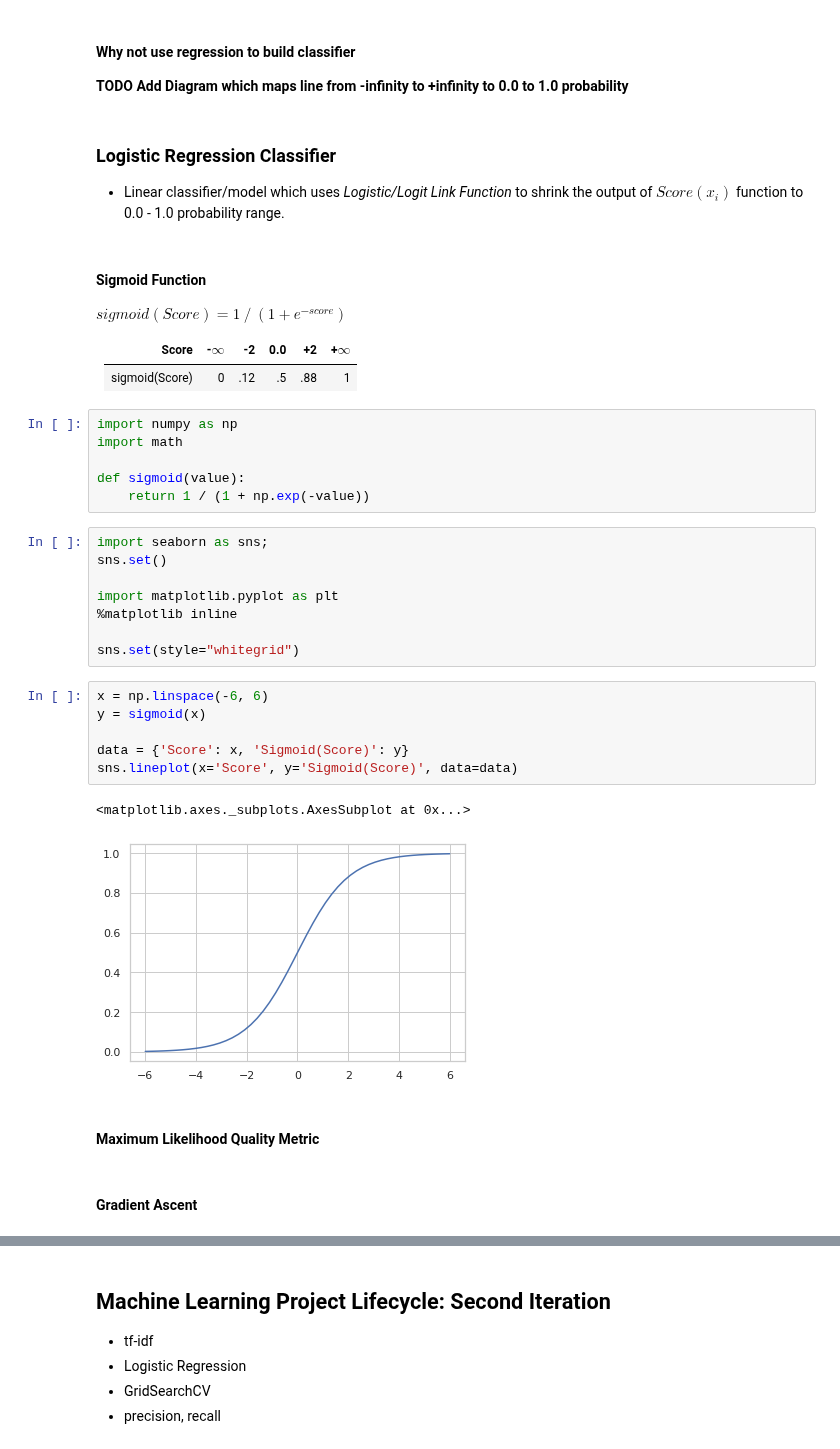
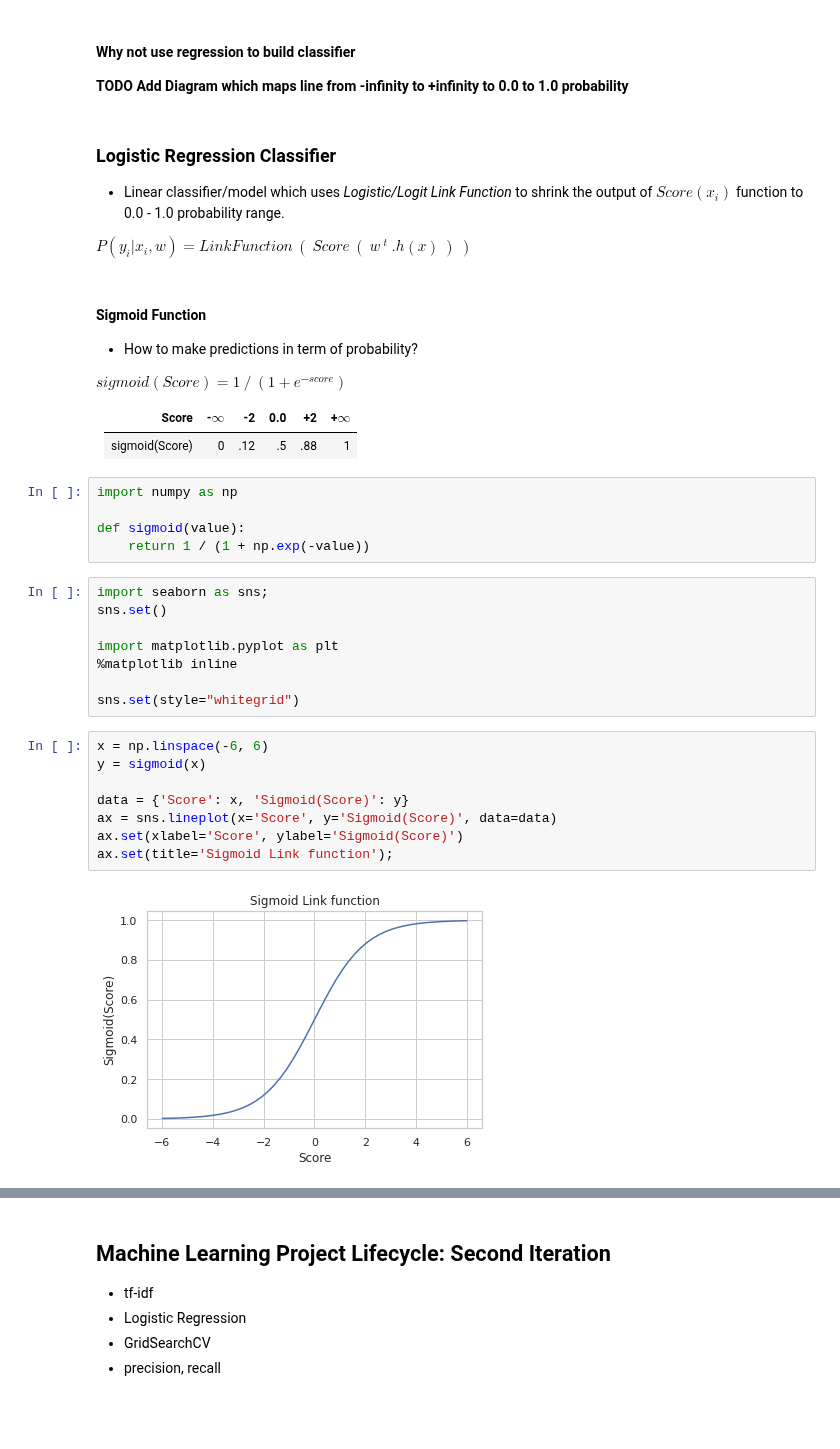
Before and after one commit to pardeep-singh/ml_classroom, a Jupyter notebook: text_classification_using_logistic_regression/consumer_complaints_classification.ipynb, the cells around one changed output, grey strips where cells are left out. Cells and saved outputs as stored; diff of their text form; blank space fills up the shorter version.

```diff
--- a/text_classification_using_logistic_regression/consumer_complaints_classification.ipynb
+++ b/text_classification_using_logistic_regression/consumer_complaints_classification.ipynb
@@ -68,8 +68,12 @@ Q) Given `Interest Savings`, check if this tokenised sentence belongs to `Studen
 ### Logistic Regression Classifier
 
 - Linear classifier/model which uses *Logistic/Logit Link Function* to shrink the output of $ Score(x_i) $ function to 0.0 - 1.0 probability range.
+
+$ P(y_i | x_i, w) = Link Function \: ( \: Score \: ( \: w \: ^ t \: . h(x) \: ) \:)$
 # %% [markdown]
 #### Sigmoid Function
+
+- How to make predictions in term of probability?
 
 $ sigmoid(Score) = 1 \: / \:  (1 + e ^ {-score}) $
 
@@ -78,7 +82,6 @@ $ sigmoid(Score) = 1 \: / \:  (1 + e ^ {-score}) $
 | sigmoid(Score)|0|.12 |.5|.88| 1|
 # %%
 import numpy as np
-import math
 
 def sigmoid(value):
     return 1 / (1 + np.exp(-value))
@@ -93,13 +96,10 @@ sns.set(style="whitegrid")
 # %%
 x = np.linspace(-6, 6)
 y = sigmoid(x)
 
 data = {'Score': x, 'Sigmoid(Score)': y}
-sns.lineplot(x='Score', y='Sigmoid(Score)', data=data)
+ax = sns.lineplot(x='Score', y='Sigmoid(Score)', data=data)
+ax.set(xlabel='Score', ylabel='Sigmoid(Score)')
+ax.set(title='Sigmoid Link function');
 # %% [output]
-<matplotlib.axes._subplots.AxesSubplot at 0x...>
-[figure, old version]
+[figure, new version]
-# %% [markdown]
-#### Maximum Likelihood Quality Metric
-# %% [markdown]
-#### Gradient Ascent
```
Also changed, not shown: parts of 4 cells of this notebook.
